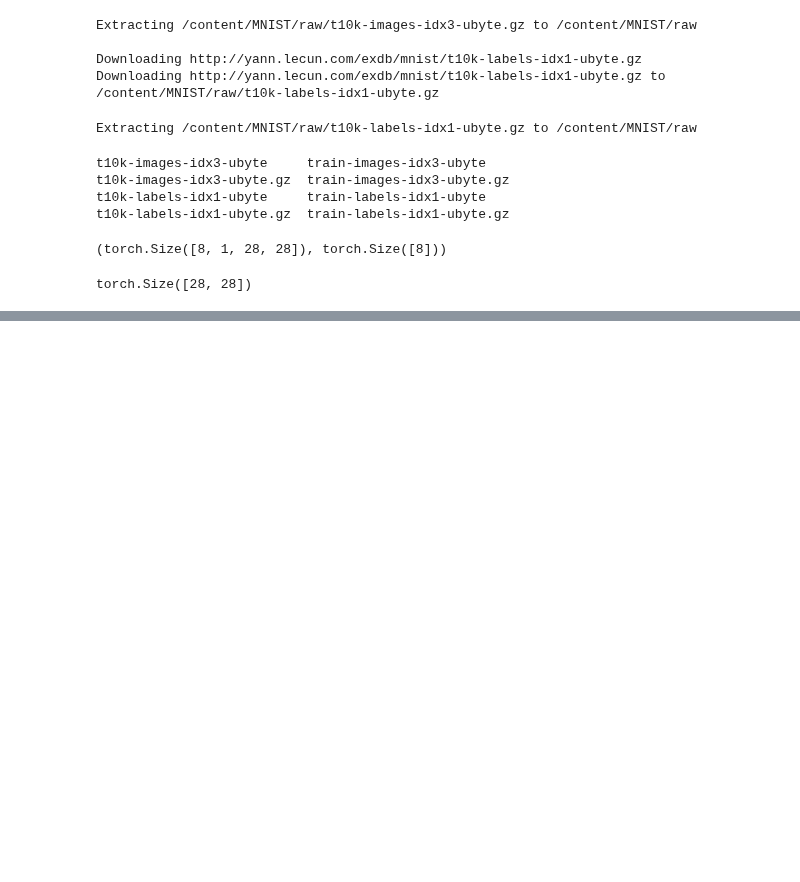
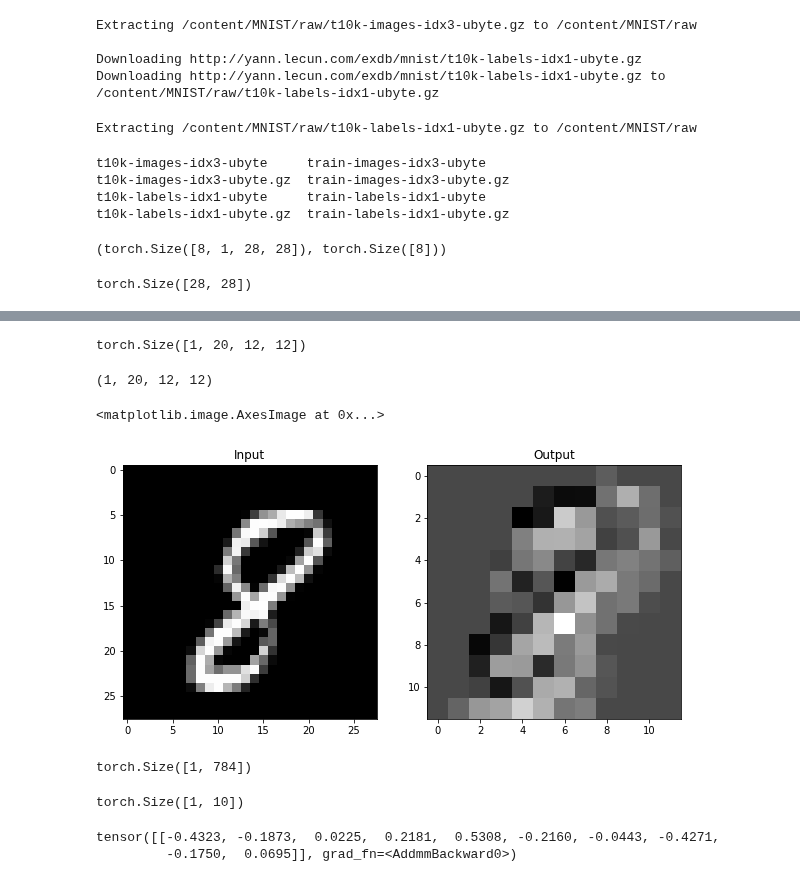
Before and after one commit to bnv20/kdt5, a Jupyter notebook: m9_딥러닝알고리즘구현/PyTorch-기초.ipynb, the cells around one changed output, grey strips where cells are left out. Drawn from its saved outputs; the diff is of its cells as text; code cells hidden in the pictures; blank space fills up the shorter version.

```diff
--- a/m9_딥러닝알고리즘구현/PyTorch-기초.ipynb
+++ b/m9_딥러닝알고리즘구현/PyTorch-기초.ipynb
@@ -795,0 +944,39 @@ plt.show()
+# %%
+import torch.nn.functional as F
+pool = F.max_pool2d(output,2,2)
+pool.shape
+# %% [output]
+torch.Size([1, 20, 12, 12])
+# %%
+pool_arr = pool.numpy()
+pool_arr.shape
+# %% [output]
+(1, 20, 12, 12)
+# %%
+plt.figure(figsize=(10,15))
+plt.subplot(121)
+plt.title('Input')
+plt.imshow(input_image, 'gray')
+
+plt.subplot(122)
+plt.title('Output')
+plt.imshow(pool_arr[0,0,:,:],'gray')
+# %% [output]
+<matplotlib.image.AxesImage at 0x...>
+[figure, added]
+# %%
+# 선형 레이어(Linear layer) : 1d만 가능하므로 .view()를 통해 1d로 펼쳐주어야 함
+flatten = input_image.view(1,28 * 28)
+flatten.shape
+# %% [output]
+torch.Size([1, 784])
+# %%
+lin = nn.Linear(784, 10)(flatten)
+lin.shape
+# %% [output]
+torch.Size([1, 10])
+# %%
+lin
+# %% [output]
+tensor([[-0.4323, -0.1873,  0.0225,  0.2181,  0.5308, -0.2160, -0.0443, -0.4271,
+         -0.1750,  0.0695]], grad_fn=<AddmmBackward0>)
```
Also changed, not shown: parts of 54 cells of this notebook.
